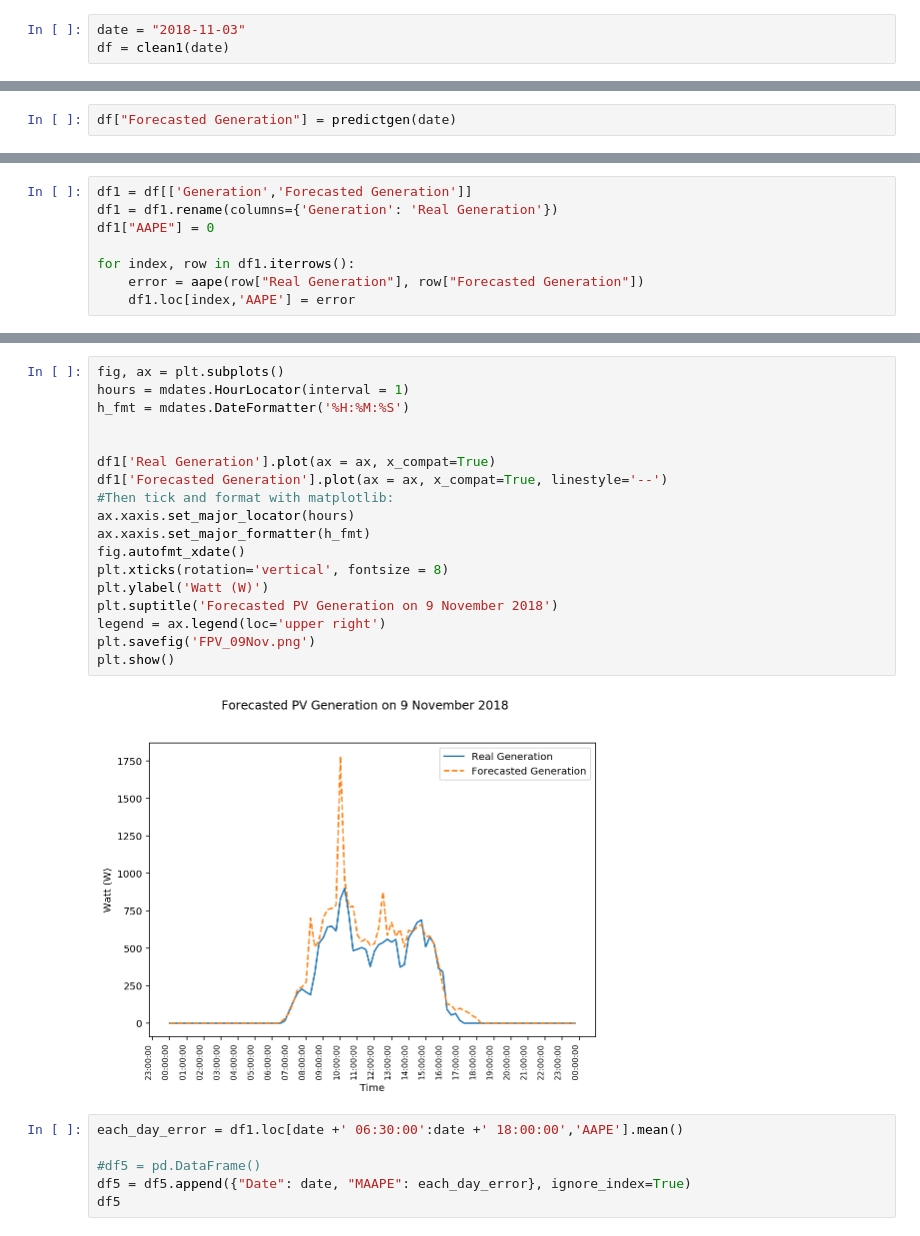
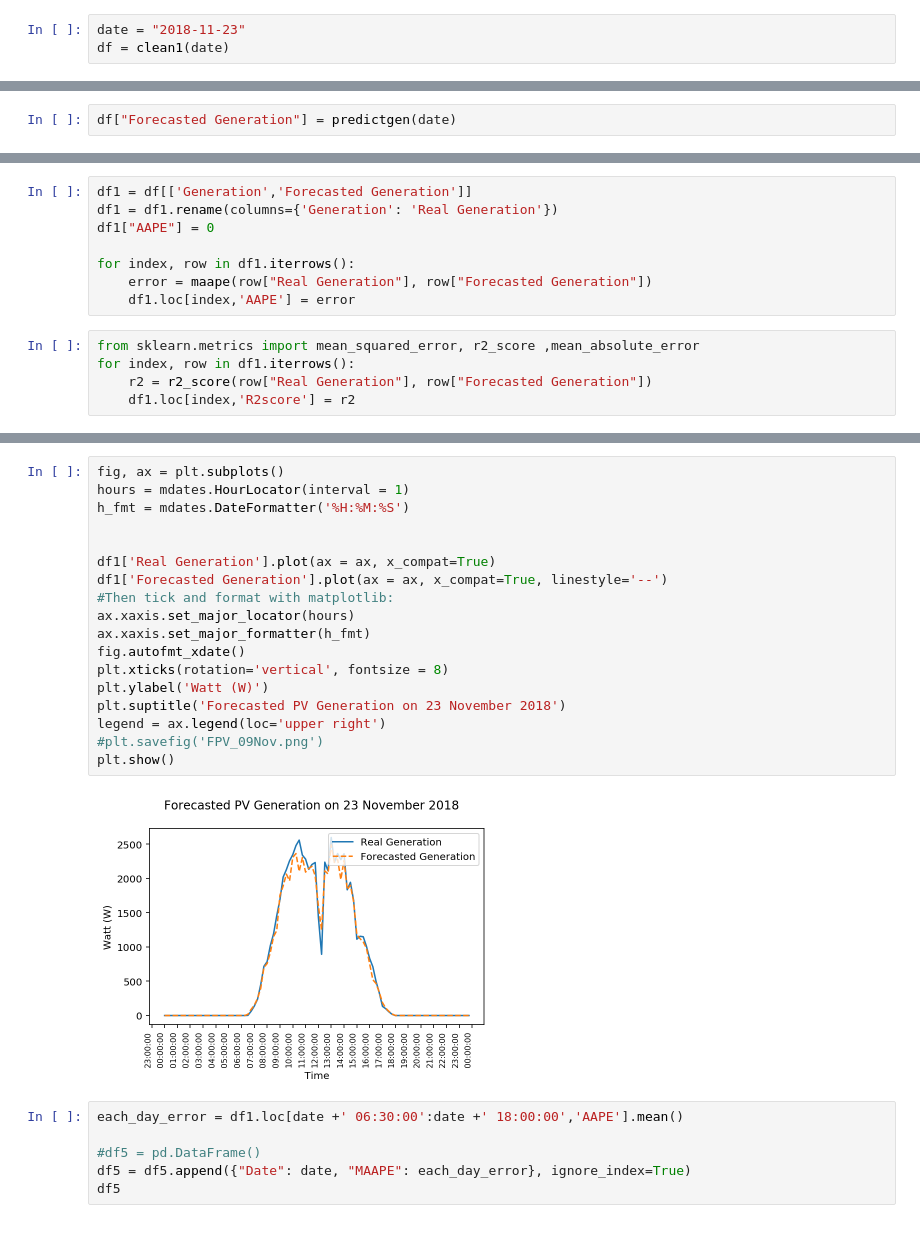
Before and after one commit to TongIDC/Senior-Project, a Jupyter notebook: Gen 30 days.ipynb, the cells around one changed output, grey strips where cells are left out. Cells and saved outputs as stored; diff of their text form.

```diff
--- a/Gen 30 days.ipynb
+++ b/Gen 30 days.ipynb
@@ -145,7 +145,7 @@ def maape(actual: np.ndarray, predicted: np.ndarray):
 # %% [markdown]
 Start to test here
 # %%
-date = "2018-11-03"
+date = "2018-11-23"
 df = clean1(date)
 # %%
 def predictgen(predict_date):
@@ -221,5 +221,10 @@ df1 = df1.rename(columns={'Generation': 'Real Generation'})
 df1["AAPE"] = 0
 
 for index, row in df1.iterrows():
-    error = aape(row["Real Generation"], row["Forecasted Generation"])
+    error = maape(row["Real Generation"], row["Forecasted Generation"])
     df1.loc[index,'AAPE'] = error
+# %%
+from sklearn.metrics import mean_squared_error, r2_score ,mean_absolute_error
+for index, row in df1.iterrows():
+    r2 = r2_score(row["Real Generation"], row["Forecasted Generation"])
+    df1.loc[index,'R2score'] = r2
@@ -226,23 +254,23 @@ for index, row in df1.iterrows():
 # %%
 fig, ax = plt.subplots()
 hours = mdates.HourLocator(interval = 1)
 h_fmt = mdates.DateFormatter('%H:%M:%S')
 
 
 df1['Real Generation'].plot(ax = ax, x_compat=True)
 df1['Forecasted Generation'].plot(ax = ax, x_compat=True, linestyle='--')
 #Then tick and format with matplotlib:
 ax.xaxis.set_major_locator(hours)
 ax.xaxis.set_major_formatter(h_fmt)
 fig.autofmt_xdate()
 plt.xticks(rotation='vertical', fontsize = 8)
 plt.ylabel('Watt (W)')
-plt.suptitle('Forecasted PV Generation on 9 November 2018')
+plt.suptitle('Forecasted PV Generation on 23 November 2018')
 legend = ax.legend(loc='upper right')
-plt.savefig('FPV_09Nov.png')
+#plt.savefig('FPV_09Nov.png')
 plt.show()
 # %% [output]
-[figure, old version]
+[figure, new version]
 # %%
 each_day_error = df1.loc[date +' 06:30:00':date +' 18:00:00','AAPE'].mean()
 
```
Also changed, not shown: parts of 7 cells of this notebook, 5 other files.
